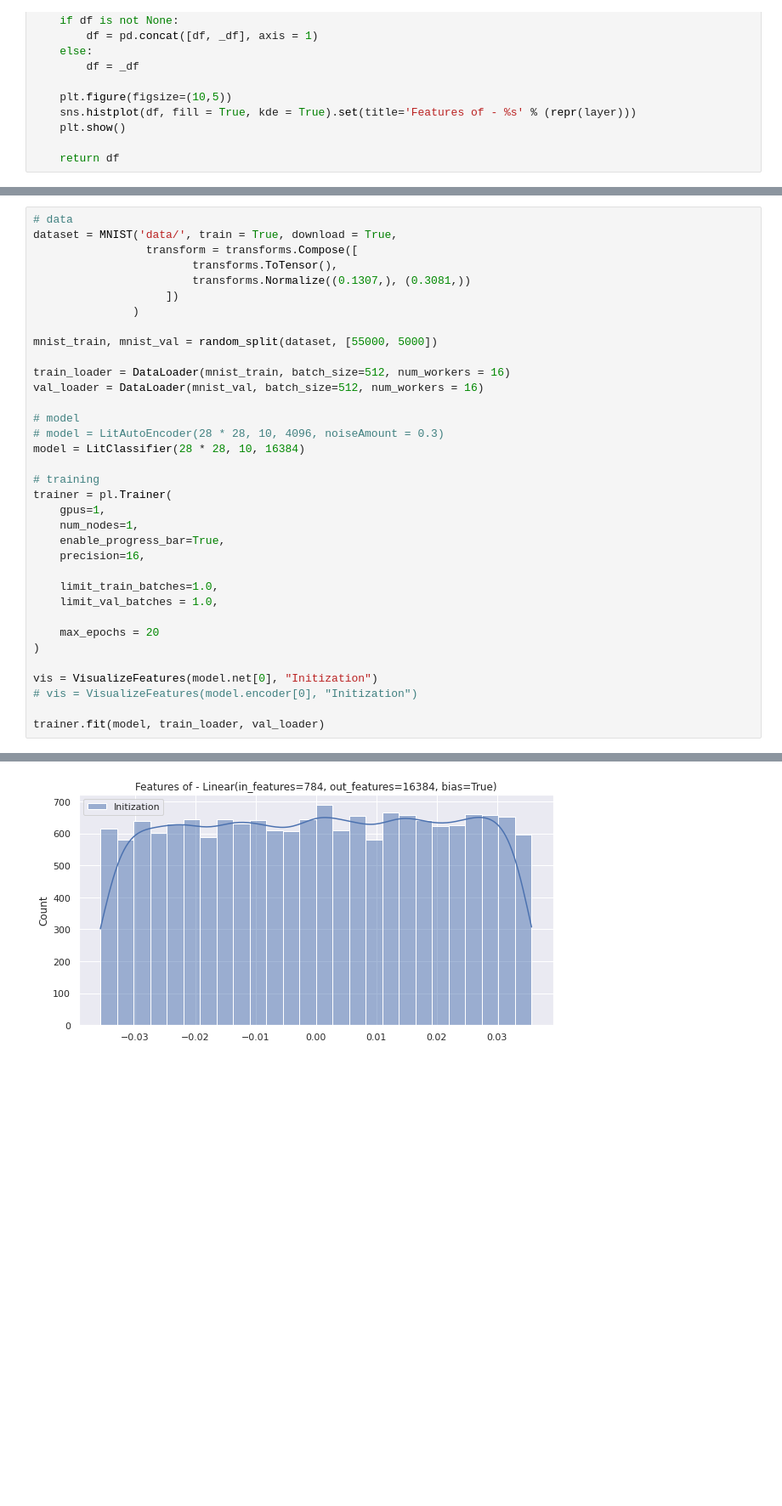
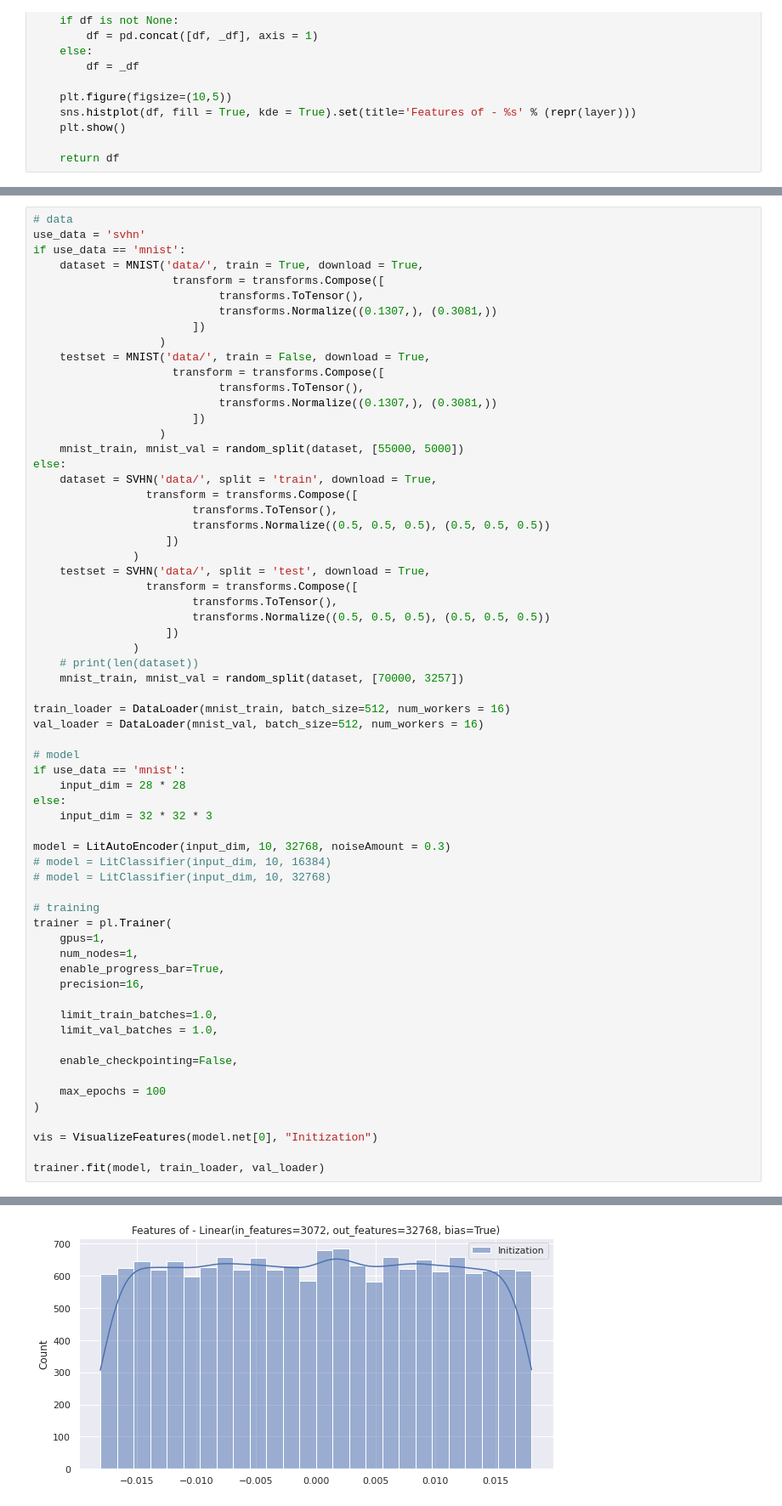
Before and after one commit to betairylia/Active-learning-features, a Jupyter notebook: PretrainTask.ipynb, the cells around one changed output, grey strips where cells are left out. Shown at 85% size. Drawn from its saved outputs; the diff is of its cells as text; blank space fills up the shorter version.

```diff
--- a/PretrainTask.ipynb
+++ b/PretrainTask.ipynb
@@ -184,20 +226,48 @@ class LitAutoEncoder(pl.LightningModule):
 # %%
 # data
-dataset = MNIST('data/', train = True, download = True,
+use_data = 'svhn'
+if use_data == 'mnist':
+    dataset = MNIST('data/', train = True, download = True,
+                     transform = transforms.Compose([
+                            transforms.ToTensor(),
+                            transforms.Normalize((0.1307,), (0.3081,))
+                        ])
+                   )
+    testset = MNIST('data/', train = False, download = True,
+                     transform = transforms.Compose([
+                            transforms.ToTensor(),
+                            transforms.Normalize((0.1307,), (0.3081,))
+                        ])
+                   )
+    mnist_train, mnist_val = random_split(dataset, [55000, 5000])
+else:
+    dataset = SVHN('data/', split = 'train', download = True,
                  transform = transforms.Compose([
                         transforms.ToTensor(),
-                        transforms.Normalize((0.1307,), (0.3081,))
+                        transforms.Normalize((0.5, 0.5, 0.5), (0.5, 0.5, 0.5))
                     ])
                )
-
-mnist_train, mnist_val = random_split(dataset, [55000, 5000])
+    testset = SVHN('data/', split = 'test', download = True,
+                 transform = transforms.Compose([
+                        transforms.ToTensor(),
+                        transforms.Normalize((0.5, 0.5, 0.5), (0.5, 0.5, 0.5))
+                    ])
+               )
+    # print(len(dataset))
+    mnist_train, mnist_val = random_split(dataset, [70000, 3257])
 
 train_loader = DataLoader(mnist_train, batch_size=512, num_workers = 16)
 val_loader = DataLoader(mnist_val, batch_size=512, num_workers = 16)
 
 # model
-# model = LitAutoEncoder(28 * 28, 10, 4096, noiseAmount = 0.3)
-model = LitClassifier(28 * 28, 10, 16384)
+if use_data == 'mnist':
+    input_dim = 28 * 28
+else:
+    input_dim = 32 * 32 * 3
+
+model = LitAutoEncoder(input_dim, 10, 32768, noiseAmount = 0.3)
+# model = LitClassifier(input_dim, 10, 16384)
+# model = LitClassifier(input_dim, 10, 32768)
 
 # training
 trainer = pl.Trainer(
@@ -209,11 +279,12 @@ trainer = pl.Trainer(
     limit_train_batches=1.0,
     limit_val_batches = 1.0,
 
-    max_epochs = 20
+    enable_checkpointing=False,
+
+    max_epochs = 100
 )
 
 vis = VisualizeFeatures(model.net[0], "Initization")
-# vis = VisualizeFeatures(model.encoder[0], "Initization")
 
 trainer.fit(model, train_loader, val_loader)
 # %% [output]
@@ -227 +300 @@ HPU available: False, using: 0 HPUs
-[figure, old version]
+[figure, new version]
```
Also changed, not shown: parts of 15 cells of this notebook, 6 other files.
